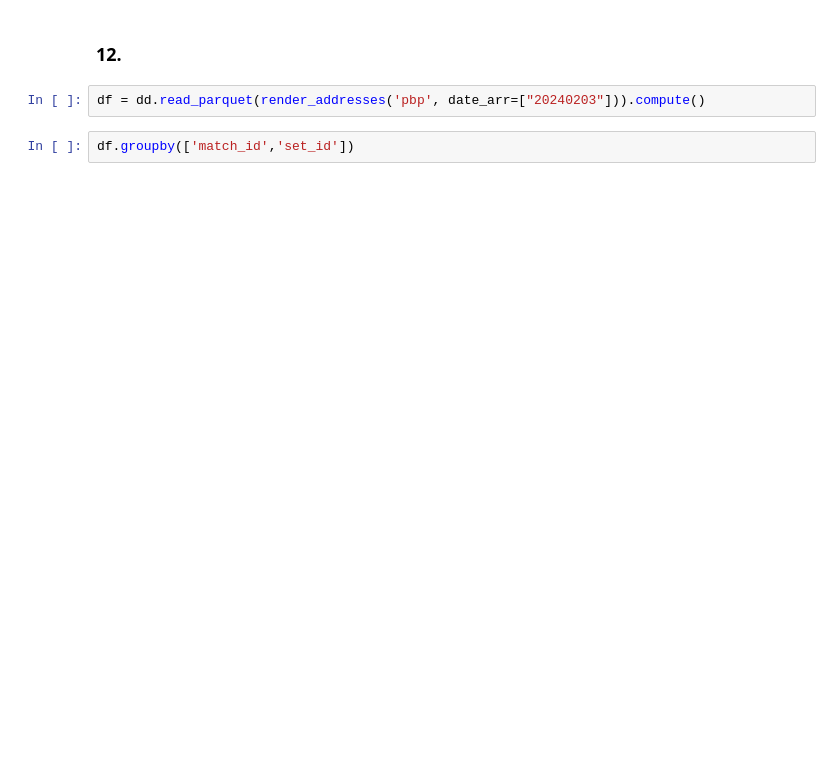
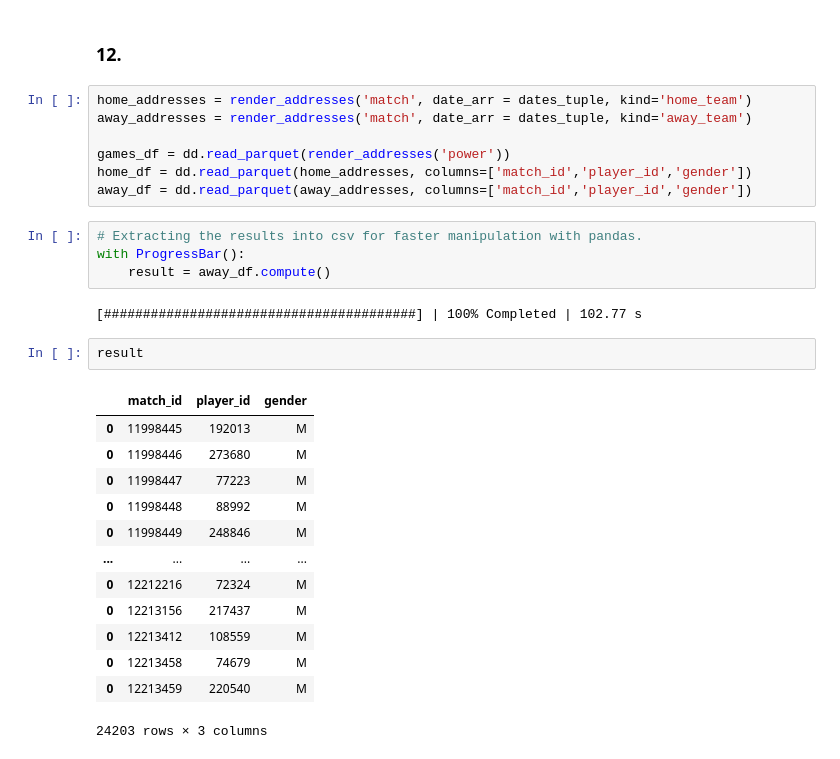
Before and after one commit to HosseinMohammadi00427/Analysis-Project, a Jupyter notebook: Project.ipynb, the cells around one changed output. Drawn from its saved outputs; the diff is of its cells as text; blank space fills up the shorter version.

```diff
--- a/Project.ipynb
+++ b/Project.ipynb
@@ -529,6 +519,31 @@ time_df.duration.mean()
 # %% [markdown]
 ### 12.
 # %%
-df = dd.read_parquet(render_addresses('pbp', date_arr=["20240203"])).compute()
+home_addresses = render_addresses('match', date_arr = dates_tuple, kind='home_team')
+away_addresses = render_addresses('match', date_arr = dates_tuple, kind='away_team')
+
+games_df = dd.read_parquet(render_addresses('power'))
+home_df = dd.read_parquet(home_addresses, columns=['match_id','player_id','gender'])
+away_df = dd.read_parquet(away_addresses, columns=['match_id','player_id','gender'])
-# %%
-df.groupby(['match_id','set_id'])
+# %%
+# Extracting the results into csv for faster manipulation with pandas.
+with ProgressBar():
+    result = away_df.compute()
+# %% [output]
+[########################################] | 100% Completed | 102.77 s
+# %%
+result
+# %% [output]
+|  | match_id | player_id | gender |
+| 0 | 11998445 | 192013 | M |
+| 0 | 11998446 | 273680 | M |
+| 0 | 11998447 | 77223 | M |
+| 0 | 11998448 | 88992 | M |
+| 0 | 11998449 | 248846 | M |
+| ... | ... | ... | ... |
+| 0 | 12212216 | 72324 | M |
+| 0 | 12213156 | 217437 | M |
+| 0 | 12213412 | 108559 | M |
+| 0 | 12213458 | 74679 | M |
+| 0 | 12213459 | 220540 | M |
+24203 rows × 3 columns
```
Also changed, not shown: parts of 23 cells of this notebook.
